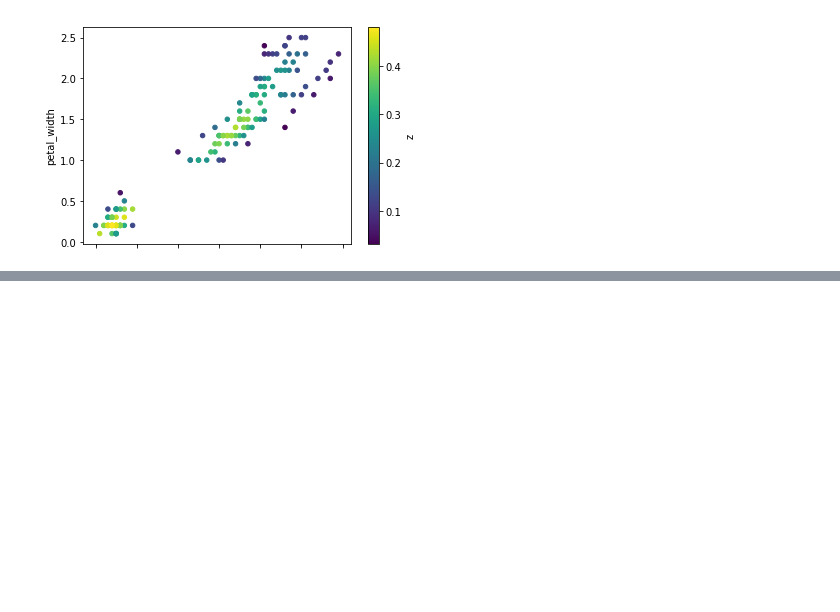
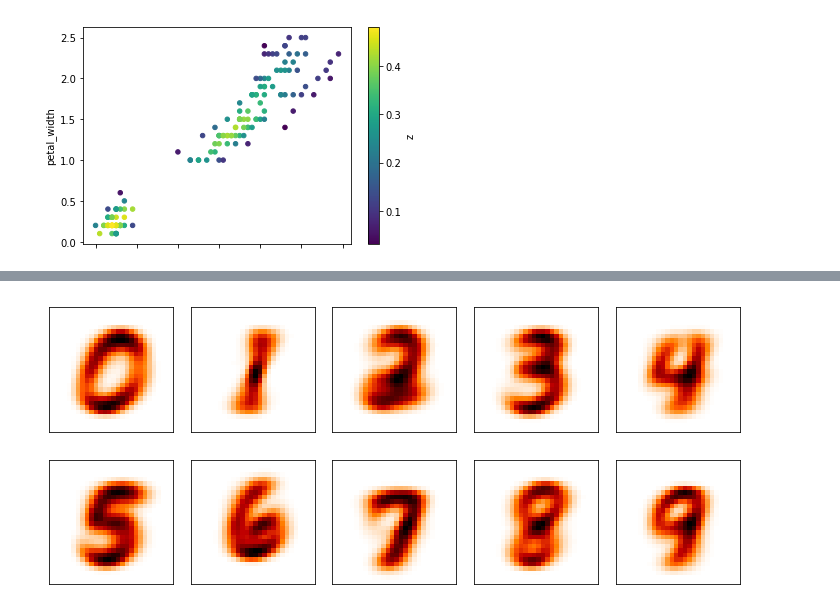
Before and after one commit to njmattes/rdcep-dataviz-bootcamp, a Jupyter notebook: example_graph/color.ipynb, the cells around one changed output, grey strips where cells are left out. Cells and saved outputs as stored; diff of their text form; code cells hidden in the pictures; blank space fills up the shorter version.

```diff
--- a/example_graph/color.ipynb
+++ b/example_graph/color.ipynb
@@ -104,0 +153,12 @@ plt.pcolormesh(xi, yi, zi.reshape(xi.shape), cmap='viridis')
+# %%
+fig = plt.figure(figsize=(10,5))
+gm = images.mean(axis=0)
+
+for i in range(10):
+    ax = fig.add_subplot(2, 5, i+1)
+    plt.xticks([])
+    plt.yticks([])
+    ax.imshow((gm/255) * (images[labels==i].mean(axis=0)/255), cmap='gist_heat_r')
+    plt.tight_layout()
+# %% [output]
+[figure, added]
```
Also changed, not shown: parts of 13 cells of this notebook.
